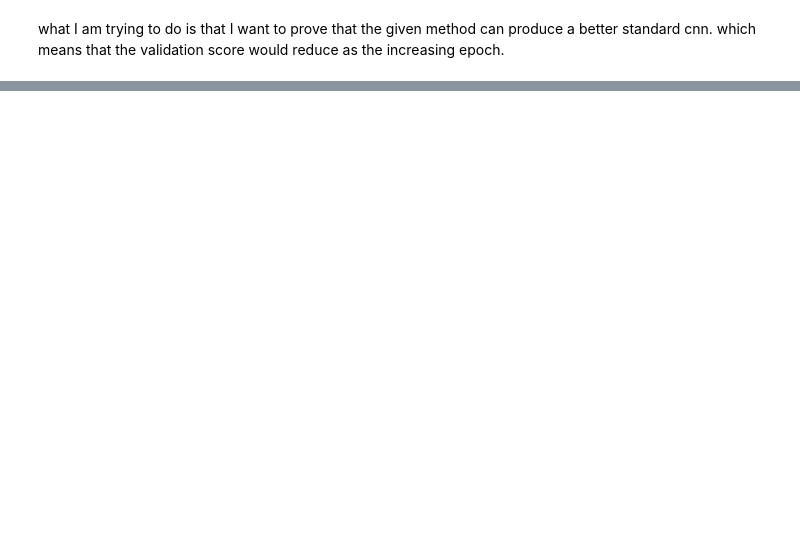
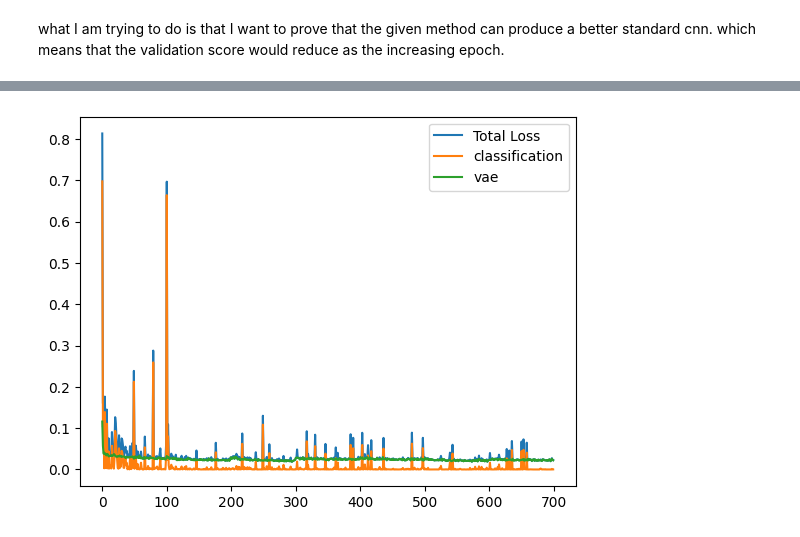
Before and after one commit to zhiyuan-95/db-vae, a Jupyter notebook: comet.ipynb, the cells around one changed output, grey strips where cells are left out. Saved outputs shown, nothing was run; the diff lists cells and outputs as text; code cells hidden in the pictures; blank space fills up the shorter version.

```diff
--- a/comet.ipynb
+++ b/comet.ipynb
@@ -258,7 +167,7 @@ def get_metric_names():
   print(sorted(metricName))
 # %%
 class comet():
-  def __init__(self, model, expmt=1):
+  def __init__(self, model,c=None ,expmt=1):
     COMET_API_KEY = "ROr5Iwf4PjYLL2ZhtmHtYHhoP"
     self.api = API(COMET_API_KEY)
     self.workspace = "zhiyuan-jin"
@@ -266,8 +175,8 @@ class comet():
     if model == 'standard':
       self.projectName = "Lab2-Part2-standard-new-metrix"
       self.params = ['batch_size', 'learning_rate']
-    elif model == 'debiasing':
-      self.projectName = "Lab2-Part2-DBVAE-new-matrix"
+    elif model == 'debiasing':#dbvae-c-1-0-2-0-0002
+      self.projectName = f"dbvae-c-{c[0]}-0-{str(c[1])[-1]}-0-{str(c[2])[2:]}"
       self.params = ['batch_size', 'learning_rate', 'smoothing_fact']
     try:
       self.experiments = self.api.get(project_name=self.projectName, workspace=self.workspace)
@@ -329,23 +238,21 @@ class comet():
       else:
           print("⏩ Deletion cancelled.")
   def loss_decompose(self,exp):
-    total, classification, reconstruction = [],[],[]
+    total, classification,vae = [],[],[]
     for x in self.experiments[exp].get_metrics():
       if x['metricName']=='loss': total.append(float(x['metricValue']))
-      elif x['metricName']=='closs_smooth': classification.append(float(x['metricValue']))
-      elif x['metricName']=='rloss_smooth': reconstruction.append(0.1*float(x['metricValue']))
+      elif x['metricName']=='classification': classification.append(float(x['metricValue']))
+      elif x['metricName']=='vae': vae.append(float(x['metricValue']))
     plt.plot(total, label='Total Loss')
-    plt.plot(classification, label='Classification Loss')
-    plt.plot(reconstruction, label='Reconstruction Loss')
+    plt.plot(classification, label='classification')
+    plt.plot(vae, label='vae')
     plt.legend()
     plt.show()
-  def val_trend(self,exp):
-    loss_ema, val, dbval = [],[],[]
-    for x in self.experiments[exp].get_metrics():
-      if x['metricName']=='loss_ema': loss_ema.append(float(x['metricValue']))
-      elif x['metricName']=='val': val.append(float(x['metricValue']))
+  def val_trend(self,key):
+    val, dbval = [],[]
+    for x in self.api.get_experiment_by_key(key).get_metrics():
+      if x['metricName']=='val': val.append(float(x['metricValue']))
       elif x['metricName']=='dbval': dbval.append(float(x['metricValue']))
-    plt.plot(loss_ema, label='loss')
     plt.plot(val, label='val')
     plt.plot(dbval, label='dbval')
     plt.legend()
@@ -378,0 +342,4 @@ model.val_trend(4)
+# %%
+dbvae.loss_decompose(20)
+# %% [output]
+[figure, added]
```
Also changed, not shown: parts of 13 cells of this notebook.
